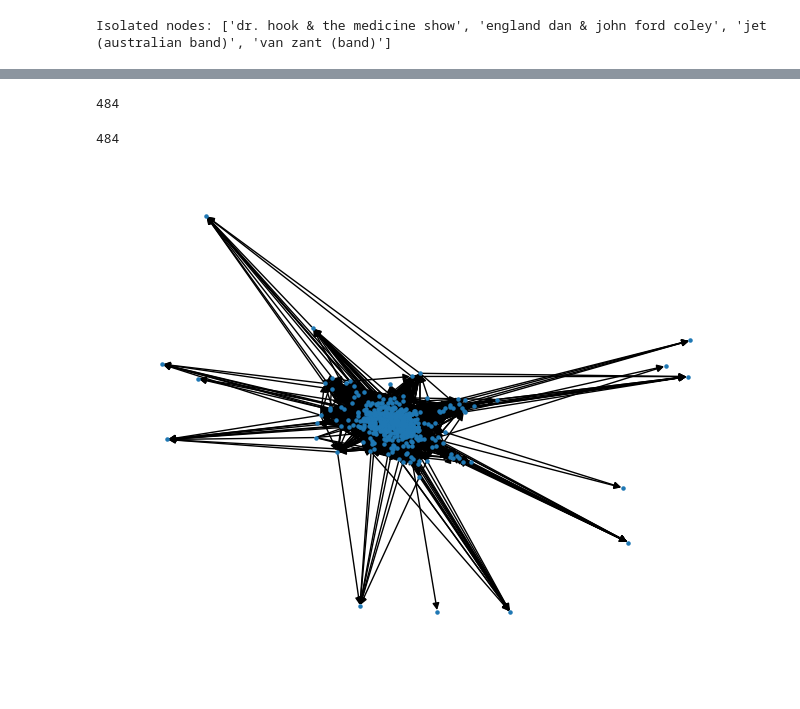
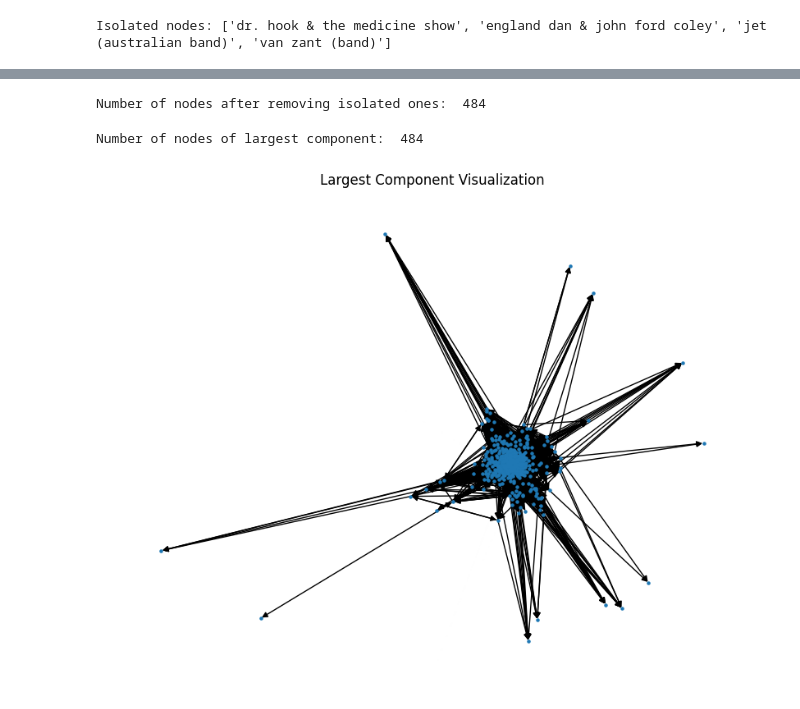
Before and after one commit to joaommata/Social_Graphs_Assignment1, a Jupyter notebook: ass1.ipynb, the cells around one changed output, grey strips where cells are left out. Saved outputs shown, nothing was run; the diff lists cells and outputs as text; code cells hidden in the pictures.

Commit message:
finished network visualization

```diff
--- a/ass1.ipynb
+++ b/ass1.ipynb
@@ -116,9 +123,9 @@ for filename in all_items:
 
     #see if node already exits, from previous edges
     if G.has_node(artist):
-        G.nodes[artist]["words"] = no_words
+        G.nodes[artist]["length_of_content"] = no_words
     else:
-        G.add_node(artist,words=no_words)
+        G.add_node(artist,length_of_content=no_words)
 
     #extract all links from text
     links = re.findall(r'\[\[(.*?)\]\]', artist_text)
@@ -183,17 +167,19 @@ Number of out nodes: 0
 # %%
 G.remove_nodes_from(isolated_nodes)
-G.number_of_nodes()
+print("Number of nodes after removing isolated ones: ",G.number_of_nodes())
 # %% [output]
-484
+Number of nodes after removing isolated ones:  484
 # %%
 components = list(nx.weakly_connected_components(G))
 largest_component = max(components, key=len)
 G_largest = G.subgraph(largest_component).copy()
+print("Number of nodes of largest component: ",G.number_of_nodes())
+# %% [output]
+Number of nodes of largest component:  484
-# %%
-G_largest.number_of_nodes()
-# %% [output]
-484
 # %%
+plt.figure(figsize=(8, 6))
 nx.draw(G_largest, node_size=5)
+plt.title("Largest Component Visualization")
+plt.show()
 # %% [output]
-[figure, old version]
+[figure, new version]
```
Also changed, not shown: parts of 27 cells of this notebook.
